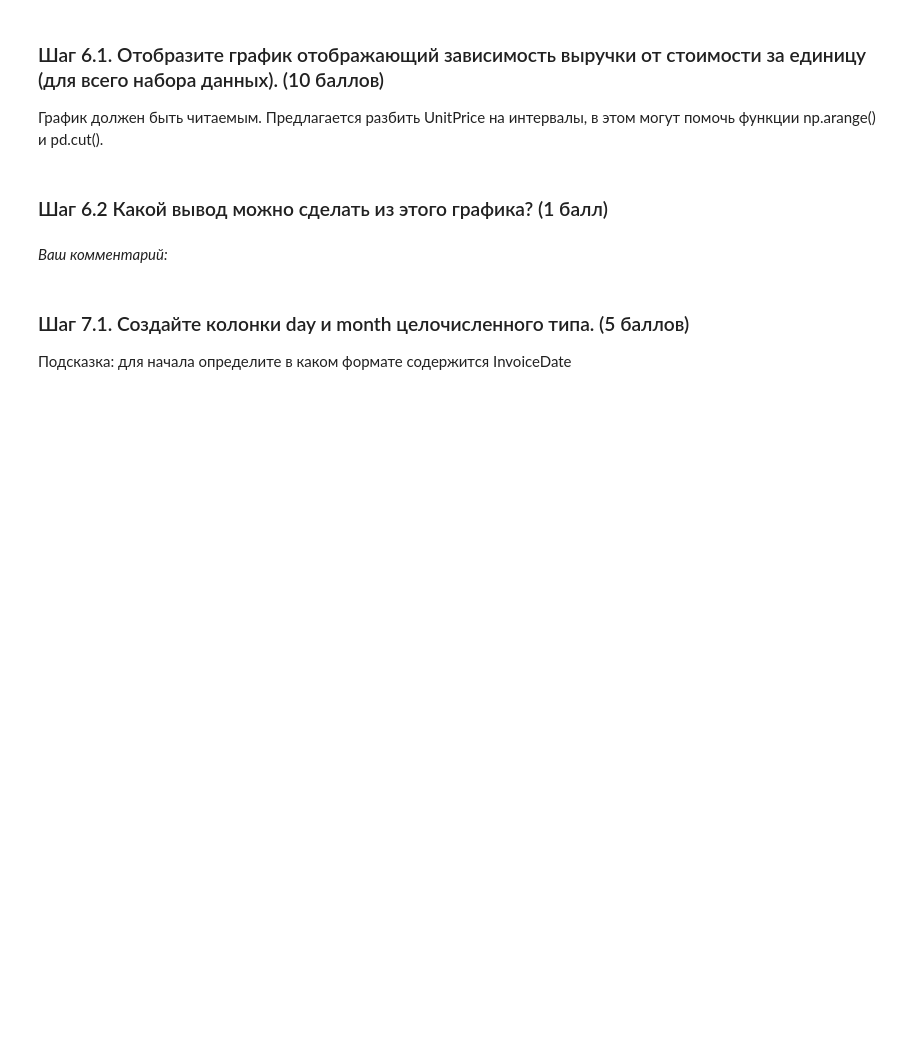
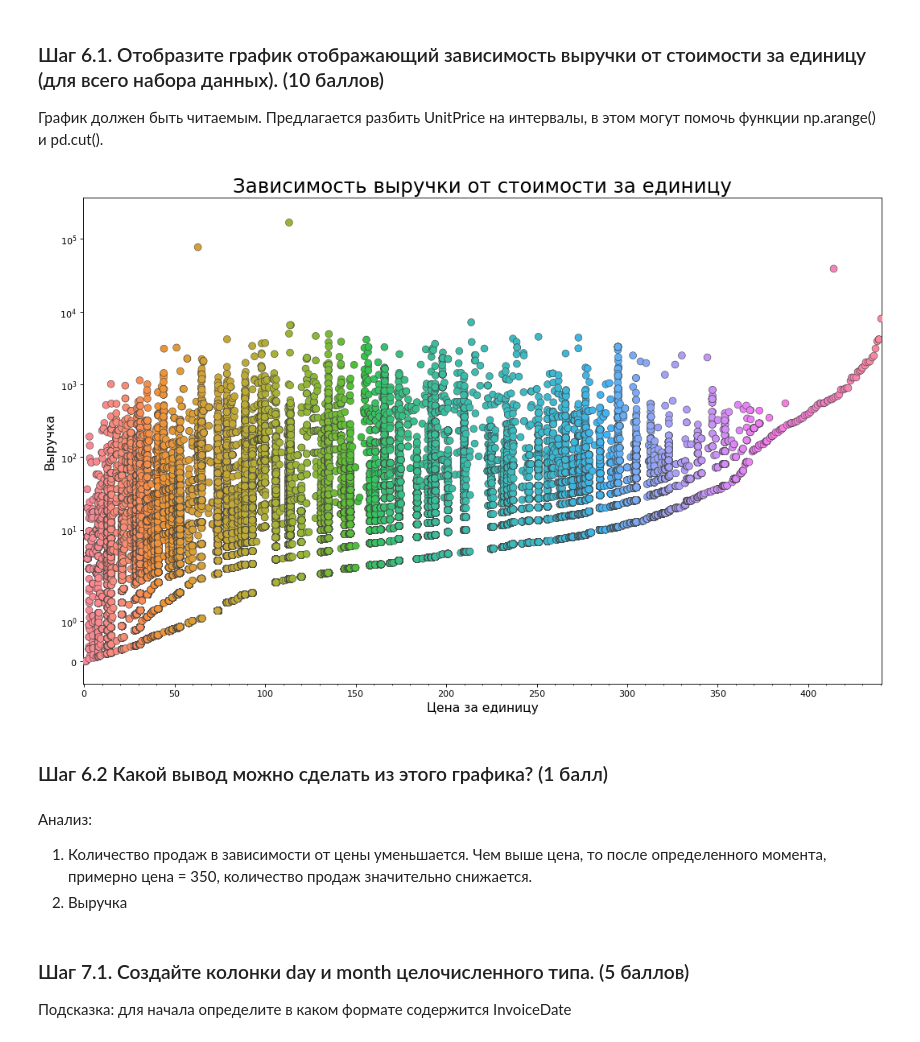
Before and after one commit to theysee/sberbank_reboot, a Jupyter notebook: Промежуточное_тестирование_Творческое_задание_Сергей_Артеев.ipynb, the cells around one changed output. Cells and saved outputs as stored; diff of their text form; code cells hidden in the pictures; blank space fills up the shorter version.

```diff
--- a/Промежуточное_тестирование_Творческое_задание_Сергей_Артеев.ipynb
+++ b/Промежуточное_тестирование_Творческое_задание_Сергей_Артеев.ipynb
@@ -241,7 +230,31 @@ plt.show()
+# %%
+# Импорт для настройки ticks
+from matplotlib.ticker import (MultipleLocator, FormatStrFormatter,
+                               AutoMinorLocator)
+
+# Разбивать не вижу смысла, а применю комбинированный масштаб по выручке.
+fig, ax = plt.subplots(figsize=(16,10), dpi= 80)
+ax.set_yscale ('symlog')
+ax.xaxis.set_major_locator(MultipleLocator(50))
+ax.xaxis.set_major_formatter(FormatStrFormatter('%d'))
+ax.xaxis.set_minor_locator(MultipleLocator(10))
+sns.stripplot(data_sales['UnitPrice'], data_sales['Revenue'], jitter=0.25, size=8, ax=ax, linewidth=.5)
+
+# Украшения
+plt.title('Зависимость выручки от стоимости за единицу', fontsize=22)
+plt.xlabel("Цена за единицу", fontsize=14)
+plt.ylabel("Выручка", fontsize=14)
+plt.show()
+
+# Каждая точка, это продажа. График помогает избежать наложения точек друг на друга.
+# %% [output]
+[figure, added]
 # %% [markdown]
 ### Шаг 6.2 Какой вывод можно сделать из этого графика? (1 балл)
-# %% [markdown]
-*Ваш комментарий:*
+# %% [markdown]
+Анализ:
+1. Количество продаж в зависимости от цены уменьшается. Чем выше цена, то после определенного момента, примерно цена = 350, количество продаж значительно снижается.
+2. Выручка
 # %% [markdown]
 ### Шаг 7.1. Создайте колонки day и month целочисленного типа. (5 баллов)
 Подсказка: для начала определите в каком формате содержится InvoiceDate
```
Also changed, not shown: parts of 1 cell of this notebook.
